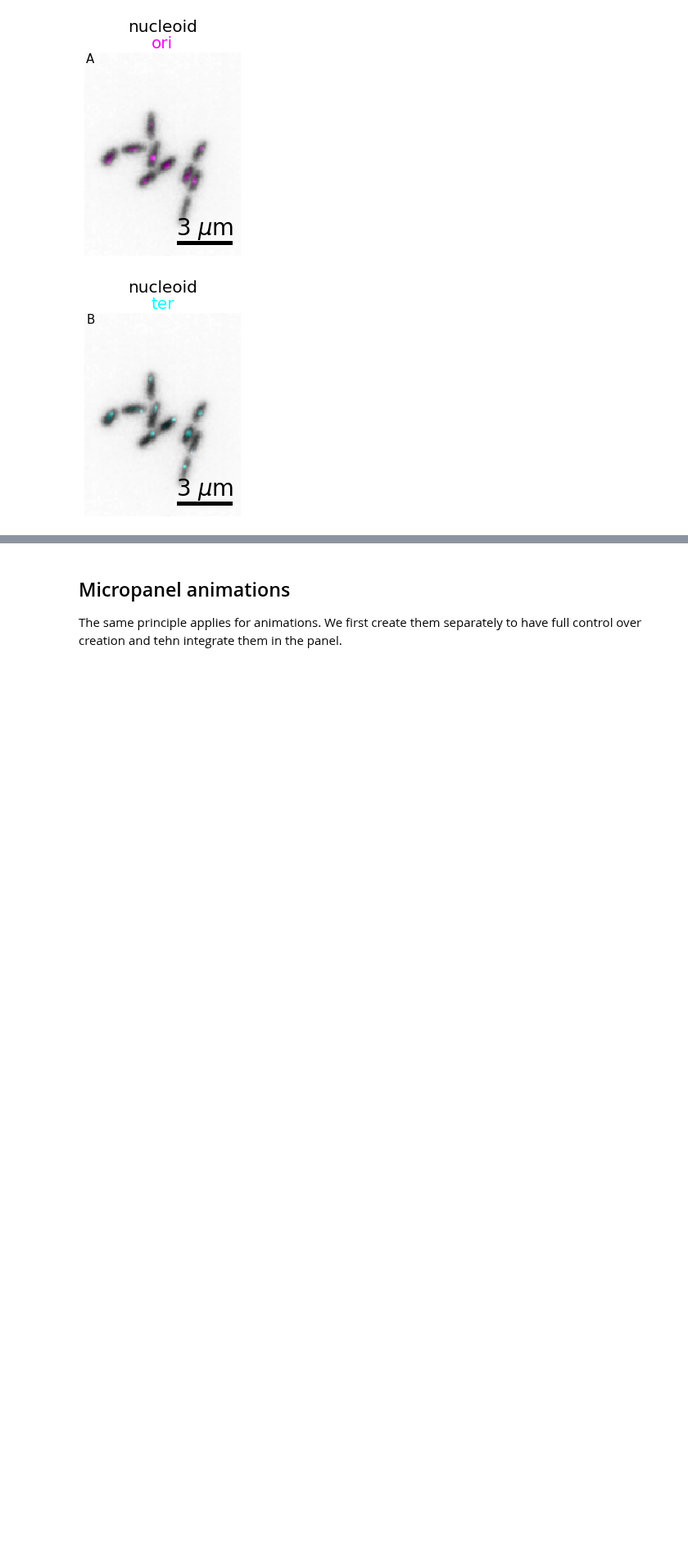
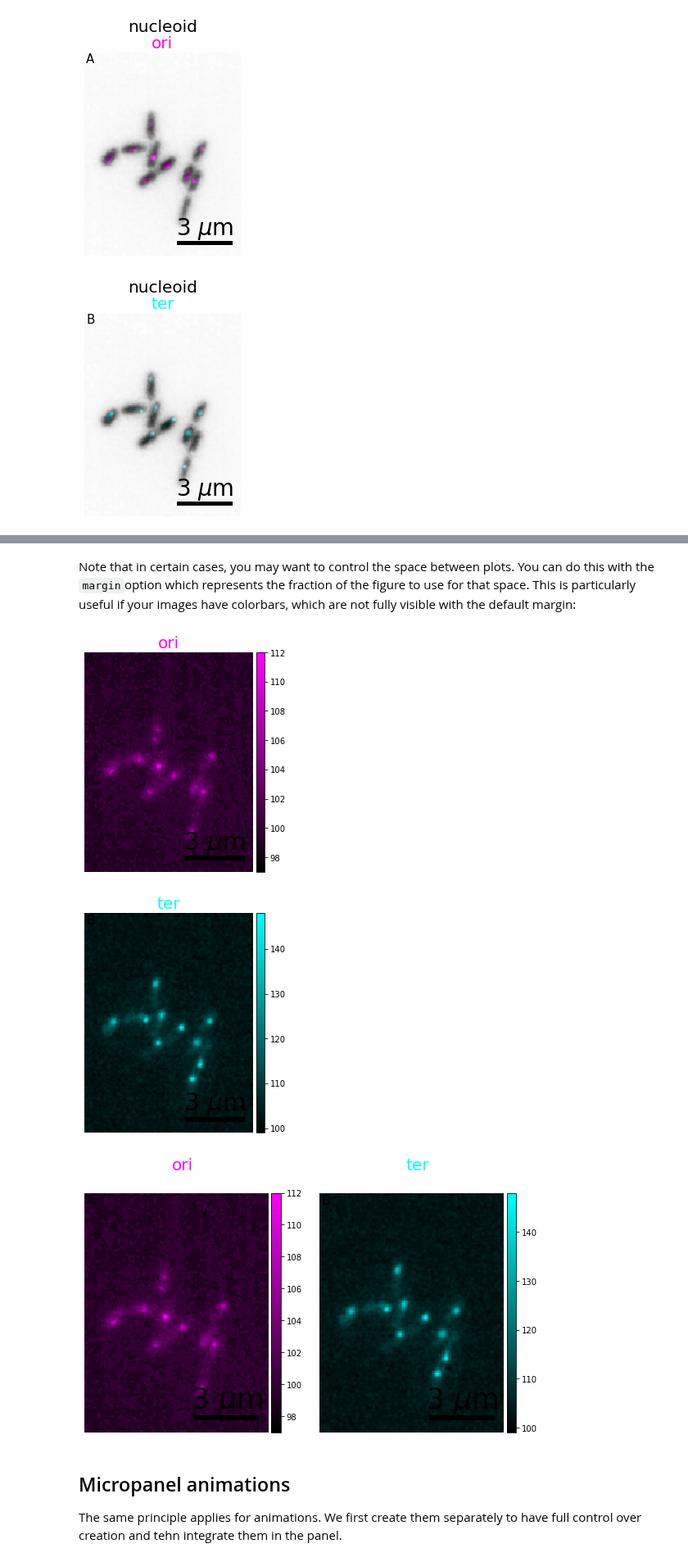
Before and after one commit to guiwitz/microfilm, a Jupyter notebook: notebooks/create_panels.ipynb, the cells around one changed output, grey strips where cells are left out. Shown at 82% size. Drawn from its saved outputs; the diff is of its cells as text; code cells hidden in the pictures; blank space fills up the shorter version.

Commit message:
example of colorbar on panel

````diff
--- a/notebooks/create_panels.ipynb
+++ b/notebooks/create_panels.ipynb
@@ -79,3 +79,28 @@ micropanel.add_channel_label(channel_label_size=0.04)
+# %% [markdown]
+Note that in certain cases, you may want to control the space between plots. You can do this with the ```margin```option which represents the fraction of the figure to use for that space. This is particularly useful if your images have colorbars, which are not fully visible with the default margin:
+# %%
+microim1 = microplot.microshow(images=[image[1, 10, :, :]], show_colorbar=True,
+                               cmaps=['pure_magenta'], flip_map=[False],
+                               label_text='A', label_color='black', channel_label_show=True,
+                               channel_names=['ori'], scalebar_size_in_units=3,
+                              scalebar_unit_per_pix=0.05, scalebar_color='black', unit='um', fig_scaling=4)
+
+microim2 = microplot.microshow(images=[image[2, 10, :, :]], show_colorbar=True,
+                               cmaps=['pure_cyan'], flip_map=[False],
+                               label_text='B', label_color='black', channel_label_show=True,
+                              channel_names=['ter'], scalebar_size_in_units=3,
+                              scalebar_unit_per_pix=0.05, scalebar_color='black', unit='um', fig_scaling=4)
+
+micropanel = microplot.Micropanel(rows=1, cols=2, margin=0.2)
+
+micropanel.add_element(pos=[0,0], microim=microim1)
+micropanel.add_element(pos=[0,1], microim=microim2)
+
+micropanel.add_channel_label(channel_label_size=0.04)
+# %% [output]
+[figure, added]
+[figure, added]
+[figure, added]
 # %% [markdown]
 ## Micropanel animations
 
````
Also changed, not shown: parts of 2 cells of this notebook.
